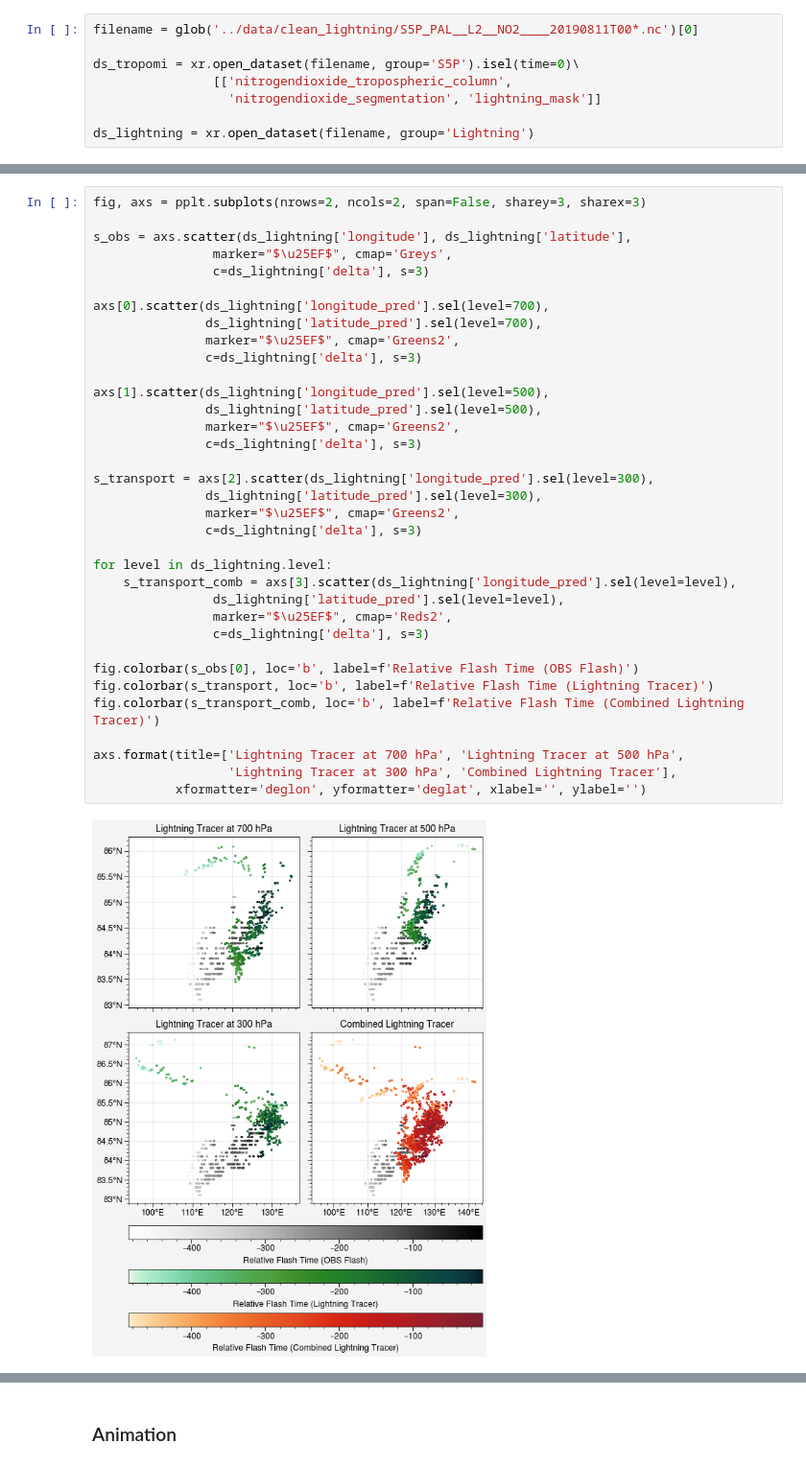
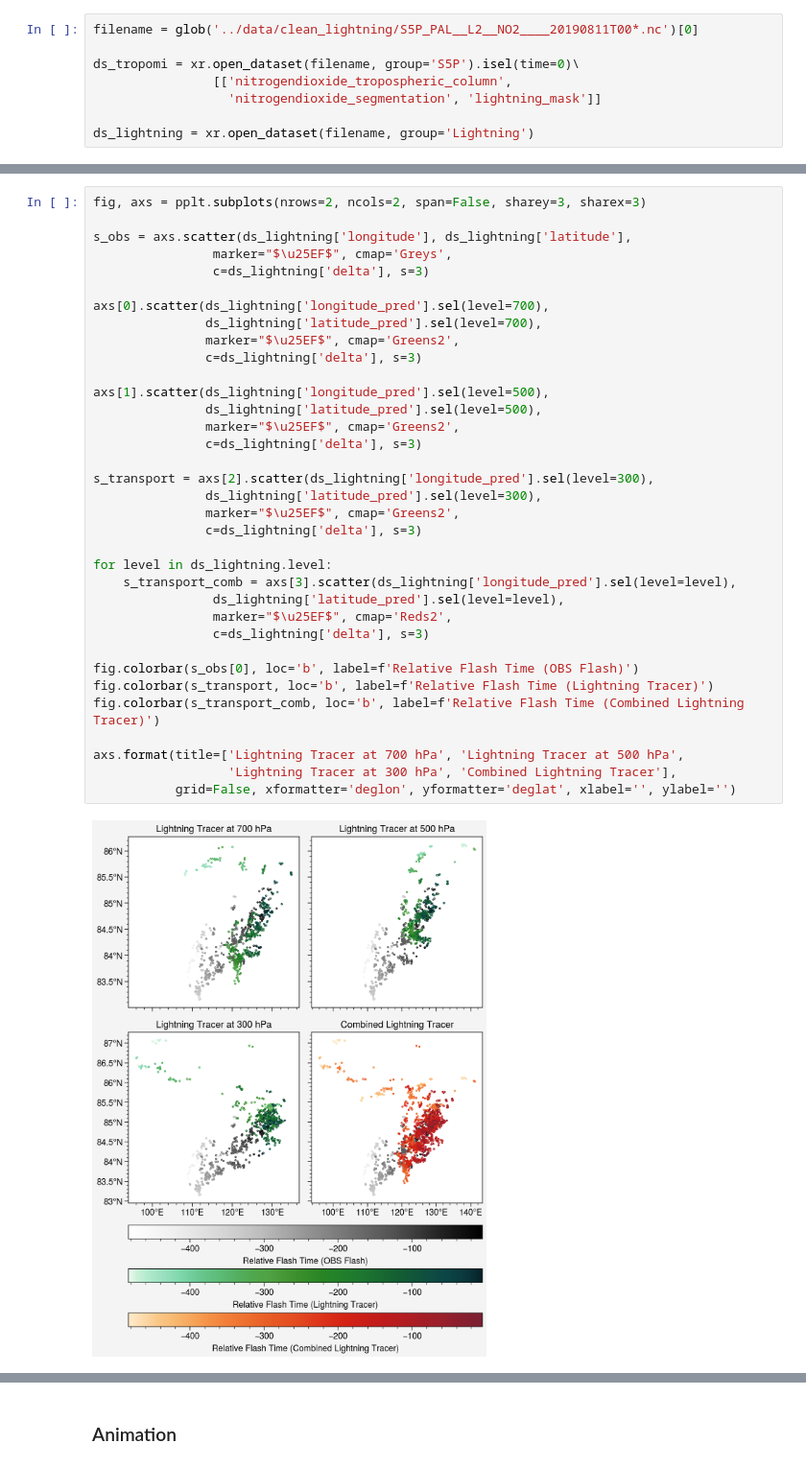
Before and after one commit to zxdawn/S5P-LNO2-Notebook, a Jupyter notebook: workflow/workflow.ipynb, the cells around one changed output, grey strips where cells are left out. Shown at 96% size. Cells and saved outputs as stored; diff of their text form.

```diff
--- a/workflow/workflow.ipynb
+++ b/workflow/workflow.ipynb
@@ -33,32 +90,32 @@ s_obs = axs.scatter(ds_lightning['longitude'], ds_lightning['latitude'],
                 c=ds_lightning['delta'], s=3)
 
 axs[0].scatter(ds_lightning['longitude_pred'].sel(level=700),
                ds_lightning['latitude_pred'].sel(level=700),
                marker="$\u25EF$", cmap='Greens2',
                c=ds_lightning['delta'], s=3)
 
 axs[1].scatter(ds_lightning['longitude_pred'].sel(level=500),
                ds_lightning['latitude_pred'].sel(level=500),
                marker="$\u25EF$", cmap='Greens2',
                c=ds_lightning['delta'], s=3)
 
 s_transport = axs[2].scatter(ds_lightning['longitude_pred'].sel(level=300),
                ds_lightning['latitude_pred'].sel(level=300),
                marker="$\u25EF$", cmap='Greens2',
                c=ds_lightning['delta'], s=3)
 
 for level in ds_lightning.level:
     s_transport_comb = axs[3].scatter(ds_lightning['longitude_pred'].sel(level=level),
                 ds_lightning['latitude_pred'].sel(level=level),
                 marker="$\u25EF$", cmap='Reds2',
                 c=ds_lightning['delta'], s=3)
 
 fig.colorbar(s_obs[0], loc='b', label=f'Relative Flash Time (OBS Flash)')
 fig.colorbar(s_transport, loc='b', label=f'Relative Flash Time (Lightning Tracer)')
 fig.colorbar(s_transport_comb, loc='b', label=f'Relative Flash Time (Combined Lightning Tracer)')
 
 axs.format(title=['Lightning Tracer at 700 hPa', 'Lightning Tracer at 500 hPa',
                   'Lightning Tracer at 300 hPa', 'Combined Lightning Tracer'],
-           xformatter='deglon', yformatter='deglat', xlabel='', ylabel='')
+           grid=False, xformatter='deglon', yformatter='deglat', xlabel='', ylabel='')
 # %% [output]
-[figure, old version]
+[figure, new version]
```
Also changed, not shown: parts of 11 cells of this notebook.
